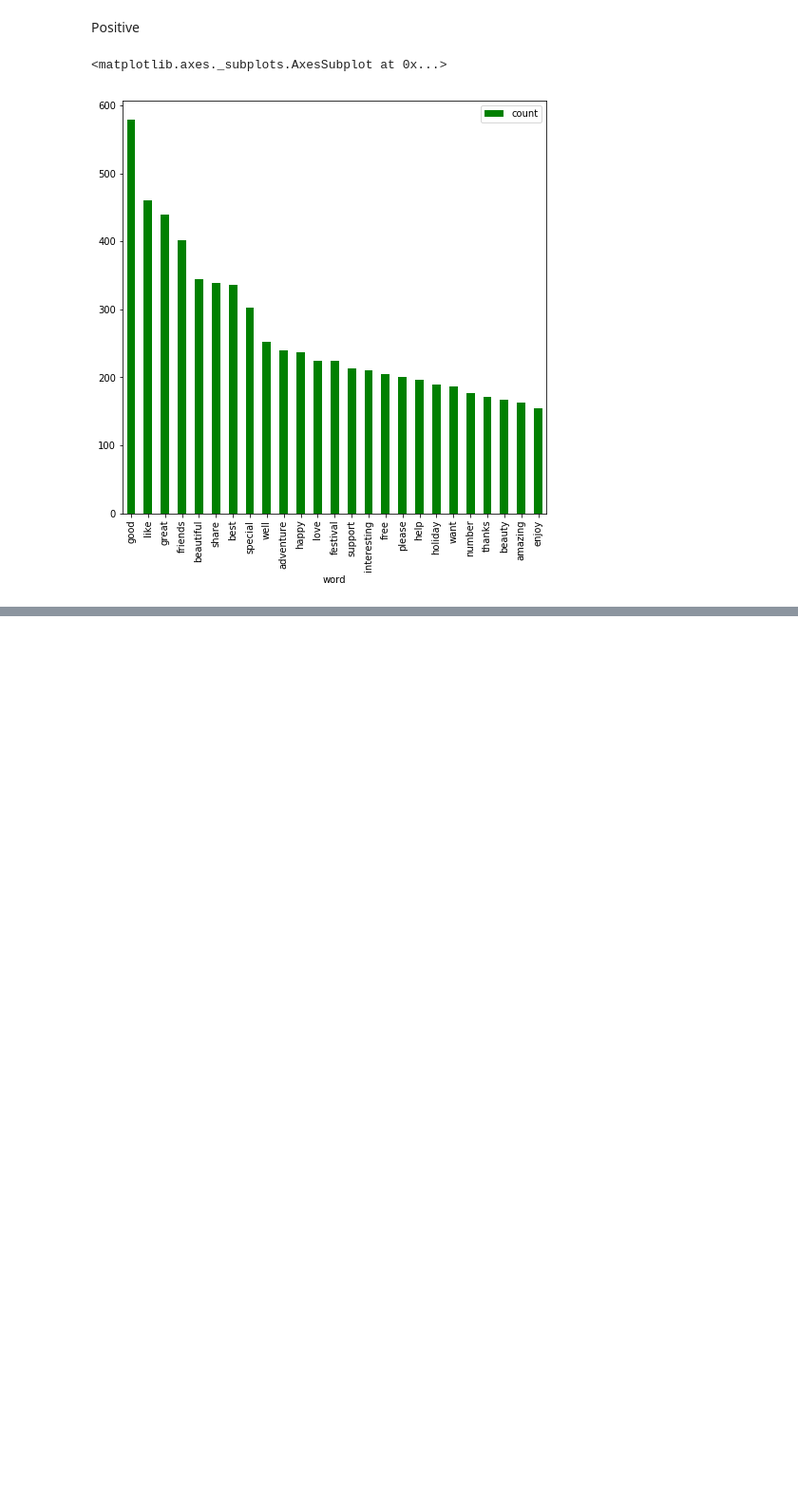
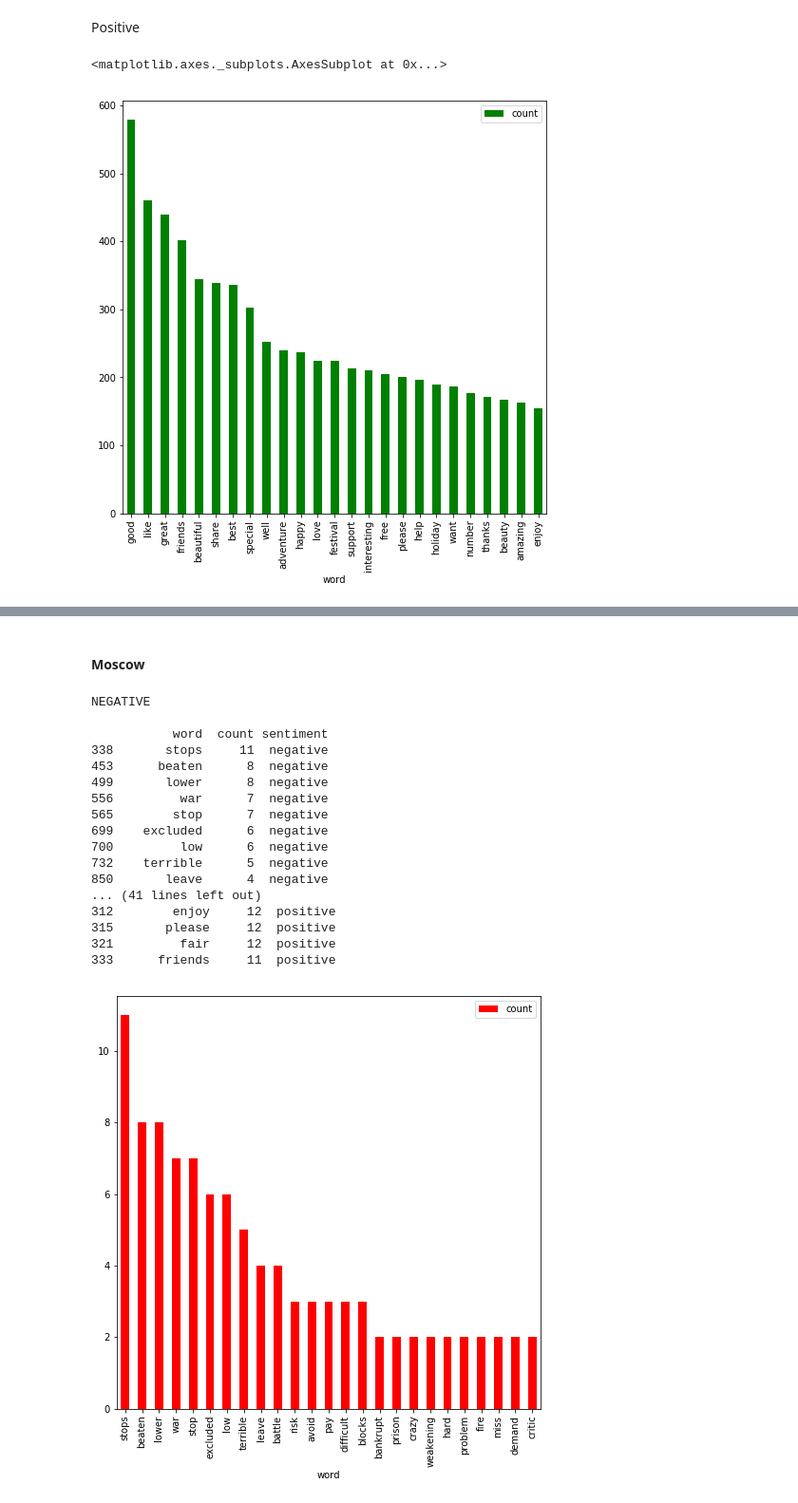
Before and after one commit to dbulgakov/ML-Russia-Tourism, a Jupyter notebook: Tourism analysis.ipynb, the cells around one changed output, grey strips where cells are left out. Shown at 95% size. Drawn from its saved outputs; the diff is of its cells as text; code cells hidden in the pictures; blank space fills up the shorter version.

```diff
--- a/Tourism analysis.ipynb
+++ b/Tourism analysis.ipynb
@@ -436,0 +528,23 @@ negative.plot.bar(x='word', y='count', figsize=(8, 8), color='green')
+# %% [markdown]
+#### Moscow
+# %%
+plot_city(data, 'moscow')
+# %% [output]
+NEGATIVE
+
+           word  count sentiment
+338       stops     11  negative
+453      beaten      8  negative
+499       lower      8  negative
+556         war      7  negative
+565        stop      7  negative
+699    excluded      6  negative
+700         low      6  negative
+732    terrible      5  negative
+850       leave      4  negative
+... (41 lines left out)
+312        enjoy     12  positive
+315       please     12  positive
+321         fair     12  positive
+333      friends     11  positive
+[figure, added]
```
Also changed, not shown: parts of 19 cells of this notebook.
